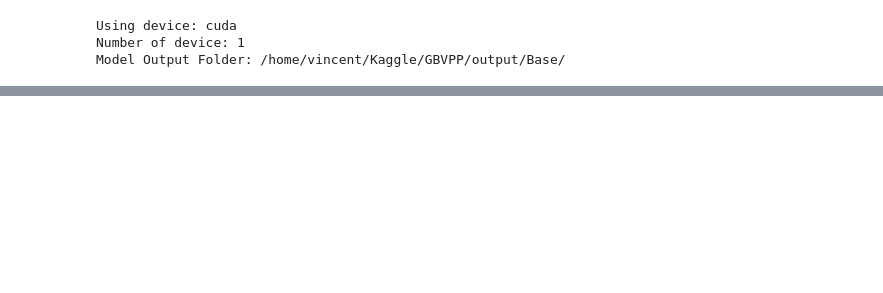
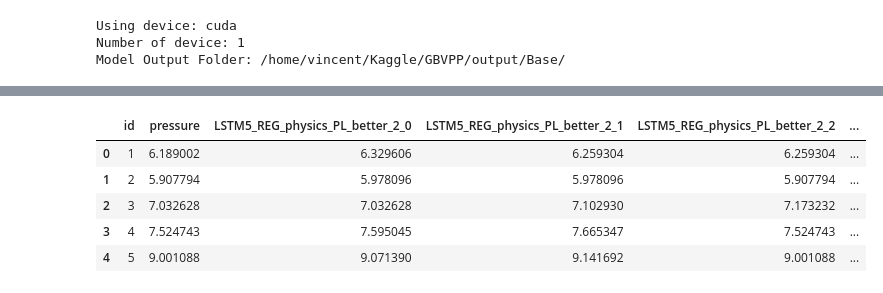
Before and after one commit to ZiyueWang25/GBVPP, a Jupyter notebook: notebook/Ensemble.ipynb, the cells around one changed output, grey strips where cells are left out. Cells and saved outputs as stored; diff of their text form; code cells hidden in the pictures; blank space fills up the shorter version.

```diff
--- a/notebook/Ensemble.ipynb
+++ b/notebook/Ensemble.ipynb
@@ -41,0 +86,9 @@ pressure_unique = np.load("/home/vincent/Kaggle/GBVPP/input/pressure_unique.npy"
+# %%
+sub_all.head()
+# %% [output]
+|  | id | pressure | LSTM5_REG_physics_PL_better_2_0 | LSTM5_REG_physics_PL_better_2_1 | LSTM5_REG_physics_PL_better_2_2 | ... |
+| 0 | 1 | 6.189002 | 6.329606 | 6.259304 | 6.259304 | ... |
+| 1 | 2 | 5.907794 | 5.978096 | 5.978096 | 5.907794 | ... |
+| 2 | 3 | 7.032628 | 7.032628 | 7.102930 | 7.173232 | ... |
+| 3 | 4 | 7.524743 | 7.595045 | 7.665347 | 7.524743 | ... |
+| 4 | 5 | 9.001088 | 9.071390 | 9.141692 | 9.001088 | ... |
```
Also changed, not shown: parts of 16 cells of this notebook, 6 other files.
